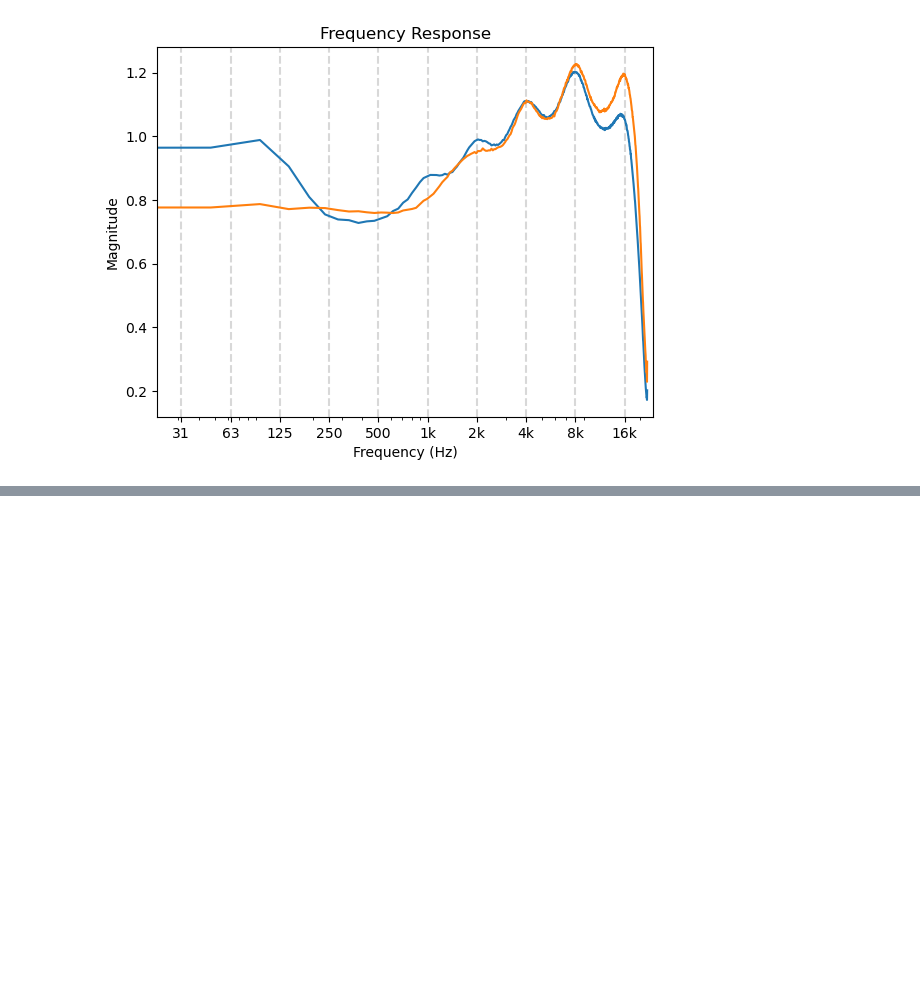
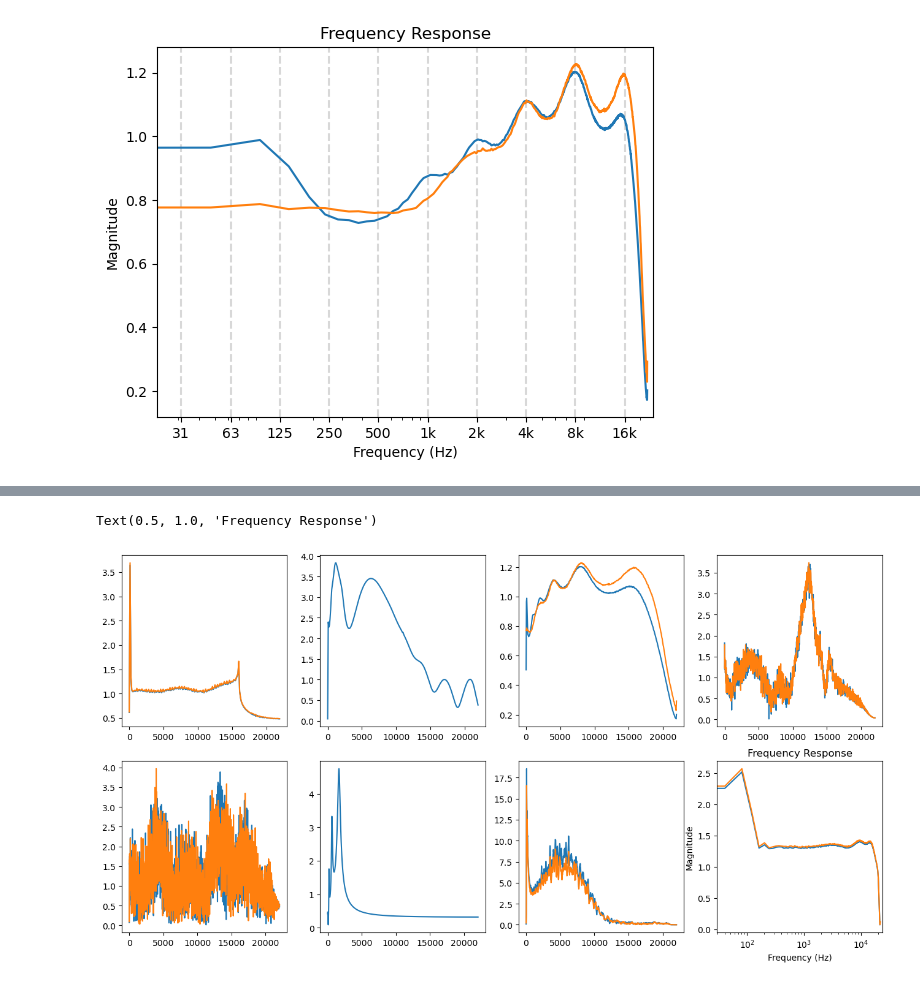
Before and after one commit to AllenHeartcore/audioeffect-ncm, a Jupyter notebook: _dev/_dsp.ipynb, the cells around one changed output, grey strips where cells are left out. Drawn from its saved outputs; the diff is of its cells as text; code cells hidden in the pictures; blank space fills up the shorter version.

Commit message:
[Docs] Implement IR freq-domain plot; plot all device-specific IRs

```diff
--- a/_dev/_dsp.ipynb
+++ b/_dev/_dsp.ipynb
@@ -70,0 +80,3 @@ sf.write('../data/hajime_48_panorama.wav', out, out_sr)
+# %%
+s = NCAEScheme('presets/panorama.ncae')
+p = s.plugins[0].ir.plot()
@@ -70,0 +85,36 @@ sf.write('../data/hajime_48_panorama.wav', out, out_sr)
+# %%
+schemes = {
+    "bass+": "超重低音",
+    "vocal+": "高解析人声",
+    "panorama": "震撼全景",
+    "stereo_studio": "录音棚立体声",
+    "live+": "HiFi现场",
+    "radio": "复古收音机",
+    "tape": "怀旧卡带机",
+    "vacuumtube": "HiFi电子管",
+}
+# %%
+fig, axs = plt.subplots(2, 4, figsize=(16, 8))
+
+for (f, title), ax in zip(schemes.items(), axs.flatten()):
+
+    s = NCAEScheme(f'presets/{f}.ncae')
+    data = s.plugins[0].ir.wave.copy()
+
+    n = len(data)
+    if len(data.shape) == 1:
+        data = data.reshape(-1, 1)
+
+    for i in range(data.shape[1]):
+        fft = np.abs(np.fft.fft(data[:, i]))
+        freqs = np.fft.fftfreq(n, 1 / s.plugins[0].ir.sr)
+        ax.plot(freqs[: n // 2], fft[: n // 2])
+
+plt.xscale("log")
+plt.xlim(0, 24000)
+plt.xlabel("Frequency (Hz)")
+plt.ylabel("Magnitude")
+plt.title("Frequency Response")
+# %% [output]
+Text(0.5, 1.0, 'Frequency Response')
+[figure, added]
```
Also changed, not shown: parts of 4 cells of this notebook, 4 other files.
